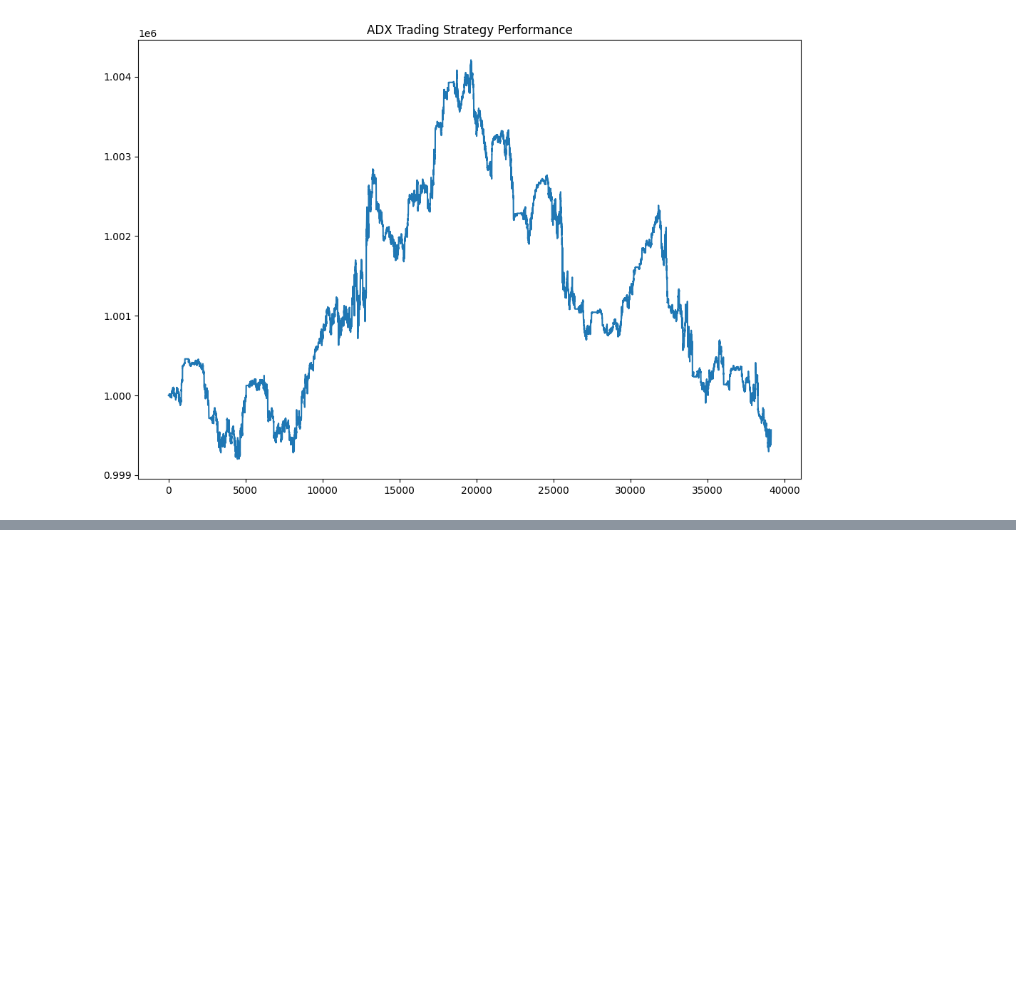
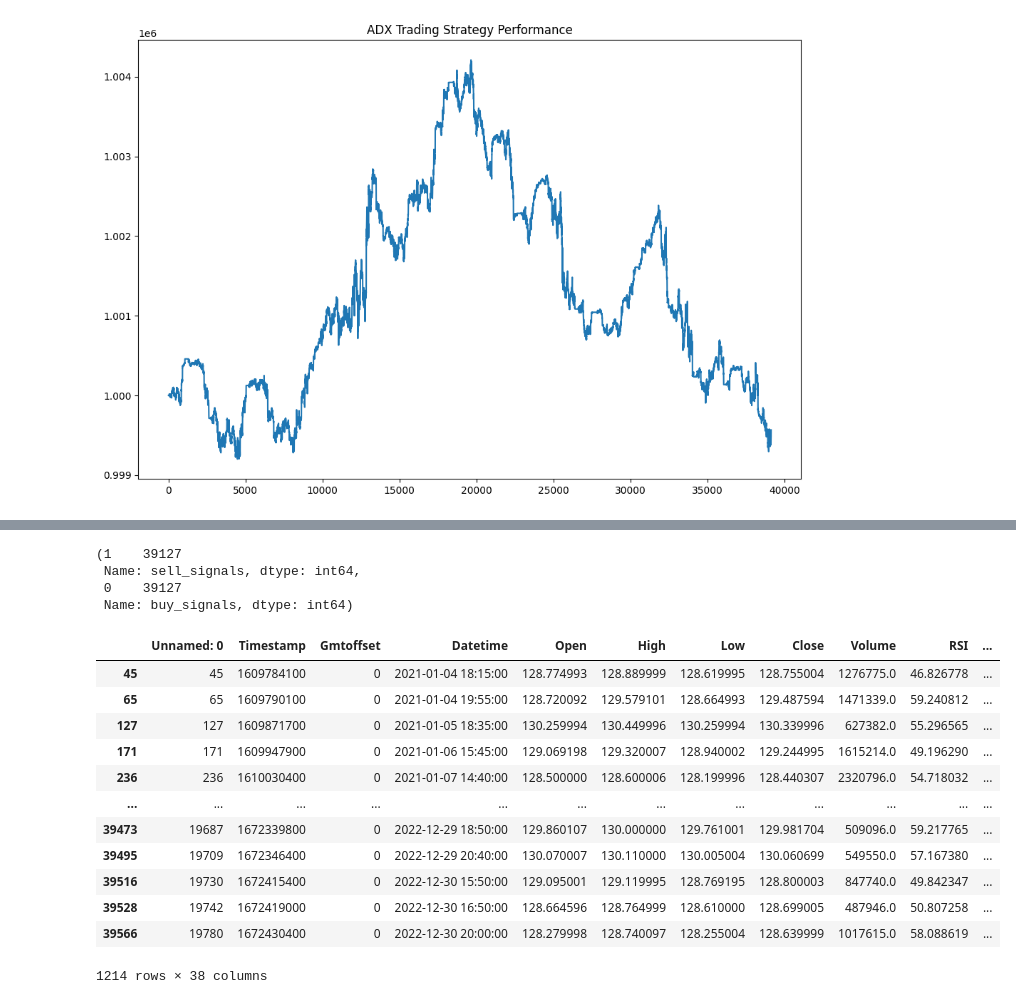
Before and after one commit to david09perez/Proyecto_Trading, a Jupyter notebook: report.ipynb, the cells around one changed output, grey strips where cells are left out. Cells and saved outputs as stored; diff of their text form; code cells hidden in the pictures; blank space fills up the shorter version.

```diff
--- a/report.ipynb
+++ b/report.ipynb
@@ -468,0 +506,23 @@ data['RSI_buy'].sum(), data['RSI_sell'].sum(), data['SMA_buy'].sum(), data['SMA_
+# %%
+data["sell_signals"].value_counts(), data["buy_signals"].value_counts()
+# %% [output]
+(1    39127
+ Name: sell_signals, dtype: int64,
+ 0    39127
+ Name: buy_signals, dtype: int64)
+# %%
+data[data["SMA_buy"]==True]
+# %% [output]
+|  | Unnamed: 0 | Timestamp | Gmtoffset | Datetime | Open | High | Low | Close | Volume | RSI | ... |
+| 45 | 45 | 1609784100 | 0 | 2021-01-04 18:15:00 | 128.774993 | 128.889999 | 128.619995 | 128.755004 | 1276775.0 | 46.826778 | ... |
+| 65 | 65 | 1609790100 | 0 | 2021-01-04 19:55:00 | 128.720092 | 129.579101 | 128.664993 | 129.487594 | 1471339.0 | 59.240812 | ... |
+| 127 | 127 | 1609871700 | 0 | 2021-01-05 18:35:00 | 130.259994 | 130.449996 | 130.259994 | 130.339996 | 627382.0 | 55.296565 | ... |
+| 171 | 171 | 1609947900 | 0 | 2021-01-06 15:45:00 | 129.069198 | 129.320007 | 128.940002 | 129.244995 | 1615214.0 | 49.196290 | ... |
+| 236 | 236 | 1610030400 | 0 | 2021-01-07 14:40:00 | 128.500000 | 128.600006 | 128.199996 | 128.440307 | 2320796.0 | 54.718032 | ... |
+| ... | ... | ... | ... | ... | ... | ... | ... | ... | ... | ... | ... |
+| 39473 | 19687 | 1672339800 | 0 | 2022-12-29 18:50:00 | 129.860107 | 130.000000 | 129.761001 | 129.981704 | 509096.0 | 59.217765 | ... |
+| 39495 | 19709 | 1672346400 | 0 | 2022-12-29 20:40:00 | 130.070007 | 130.110000 | 130.005004 | 130.060699 | 549550.0 | 57.167380 | ... |
+| 39516 | 19730 | 1672415400 | 0 | 2022-12-30 15:50:00 | 129.095001 | 129.119995 | 128.769195 | 128.800003 | 847740.0 | 49.842347 | ... |
+| 39528 | 19742 | 1672419000 | 0 | 2022-12-30 16:50:00 | 128.664596 | 128.764999 | 128.610000 | 128.699005 | 487946.0 | 50.807258 | ... |
+| 39566 | 19780 | 1672430400 | 0 | 2022-12-30 20:00:00 | 128.279998 | 128.740097 | 128.255004 | 128.639999 | 1017615.0 | 58.088619 | ... |
+1214 rows × 38 columns
```
Also changed, not shown: parts of 10 cells of this notebook, 1 other file.
